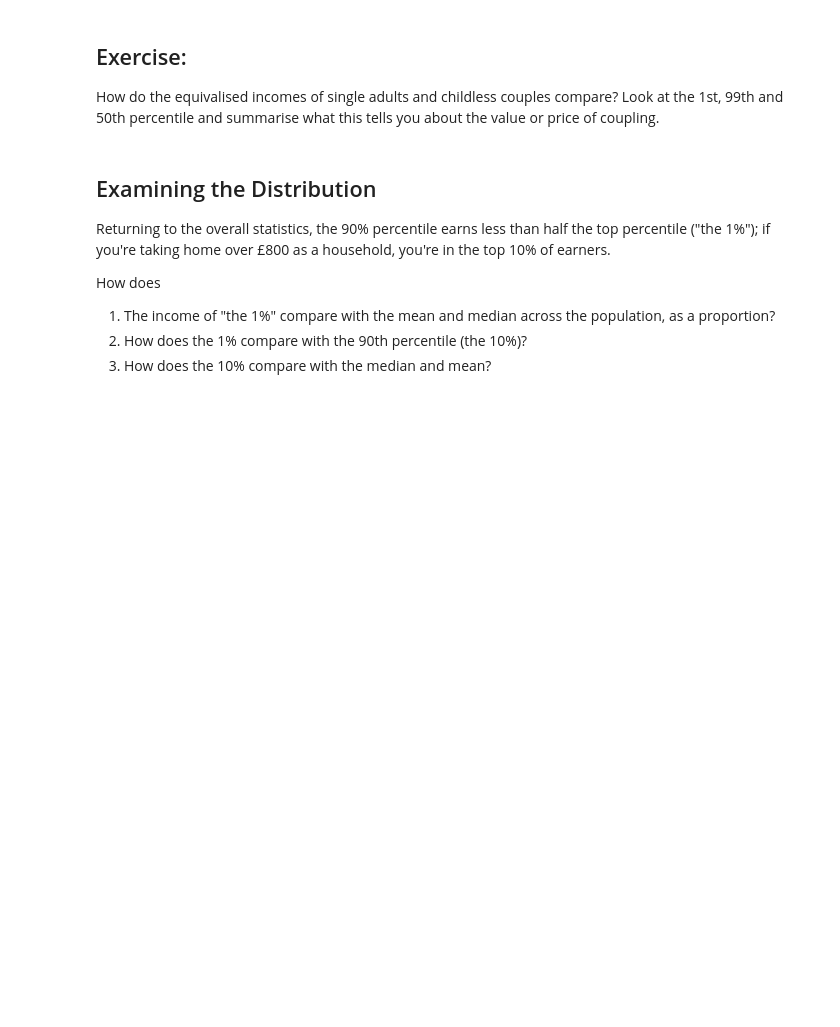
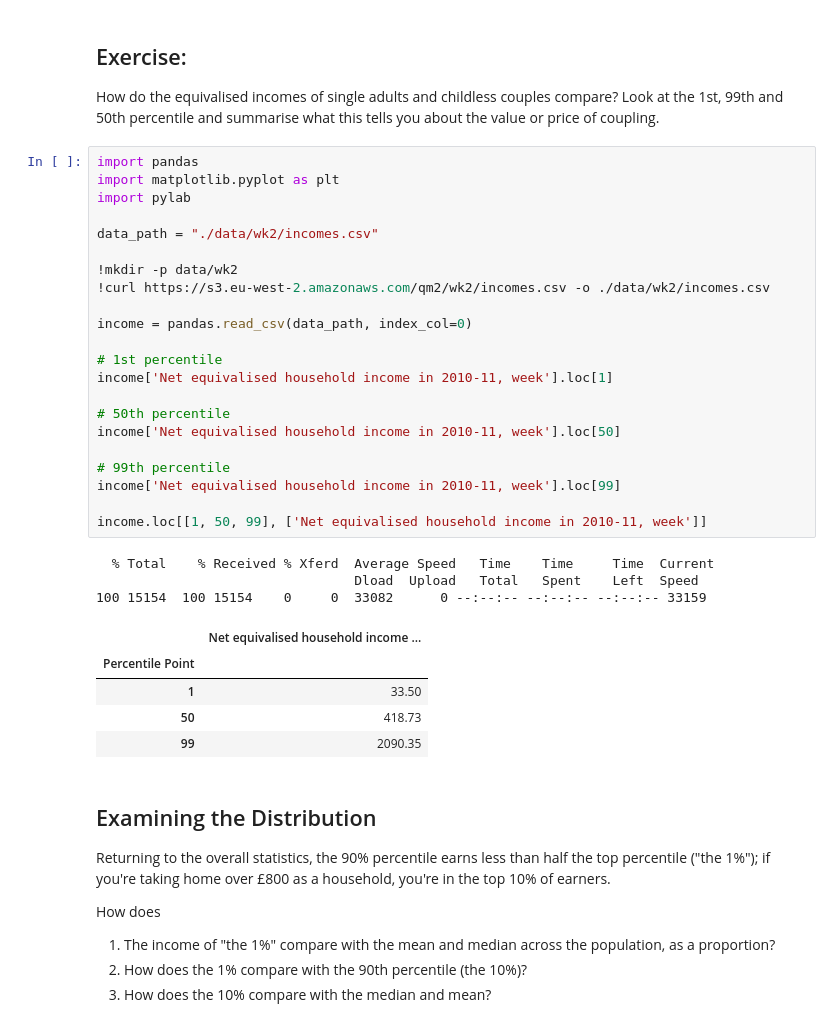
Before and after one commit to Freya360/QM2, a Jupyter notebook: notebooks/W02. Pandas.ipynb, the cells around one changed output. Saved outputs shown, nothing was run; the diff lists cells and outputs as text; blank space fills up the shorter version.

```diff
--- a/notebooks/W02. Pandas.ipynb
+++ b/notebooks/W02. Pandas.ipynb
@@ -180,6 +180,37 @@ So, to recap, we can now access a particular **row** using *loc[index number]*,
 ## Exercise:
 
 How do the equivalised incomes of single adults and childless couples compare? Look at the 1st, 99th and 50th percentile and summarise what this tells you about the value or price of coupling.
+# %%
+import pandas
+import matplotlib.pyplot as plt
+import pylab
+
+data_path = "./data/wk2/incomes.csv"
+
+!mkdir -p data/wk2
+!curl https://s3.eu-west-2.amazonaws.com/qm2/wk2/incomes.csv -o ./data/wk2/incomes.csv
+
+income = pandas.read_csv(data_path, index_col=0)
+
+# 1st percentile
+income['Net equivalised household income in 2010-11, week'].loc[1]
+
+# 50th percentile
+income['Net equivalised household income in 2010-11, week'].loc[50]
+
+# 99th percentile
+income['Net equivalised household income in 2010-11, week'].loc[99]
+
+income.loc[[1, 50, 99], ['Net equivalised household income in 2010-11, week']]
+# %% [output]
+  % Total    % Received % Xferd  Average Speed   Time    Time     Time  Current
+                                 Dload  Upload   Total   Spent    Left  Speed
+100 15154  100 15154    0     0  33082      0 --:--:-- --:--:-- --:--:-- 33159
+|  | Net equivalised household income ... |
+| Percentile Point |  |
+| 1 | 33.50 |
+| 50 | 418.73 |
+| 99 | 2090.35 |
 # %% [markdown]
 ## Examining the Distribution
 
```
Also changed, not shown: parts of 7 cells of this notebook.
